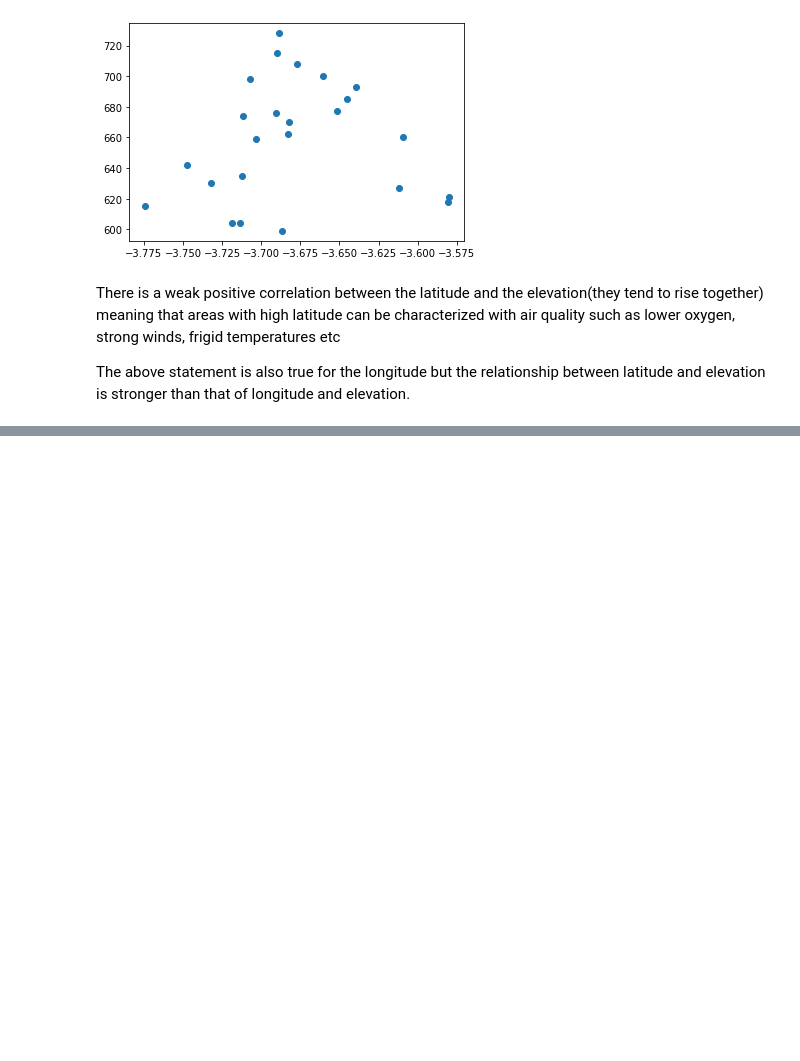
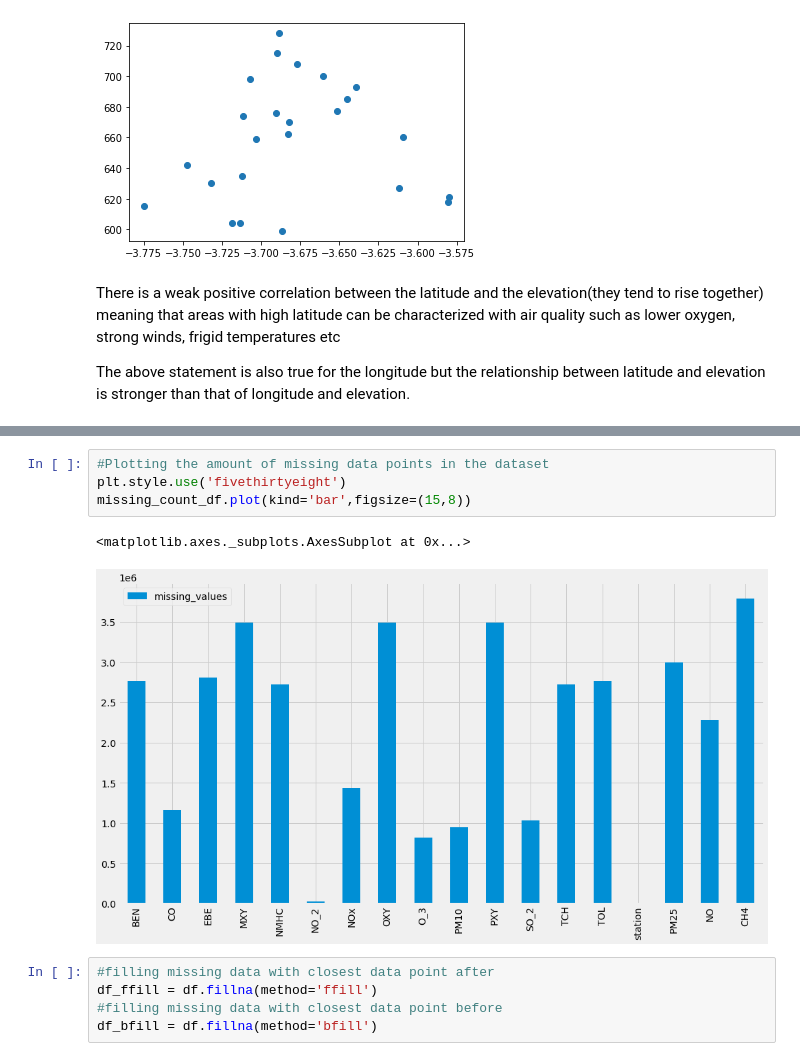
Before and after one commit to lisachukwu/PP22-W607, a Jupyter notebook: W706.ipynb, the cells around one changed output, grey strips where cells are left out. Drawn from its saved outputs; the diff is of its cells as text; blank space fills up the shorter version.

```diff
--- a/W706.ipynb
+++ b/W706.ipynb
@@ -241,0 +208,12 @@ The dataset is made up of 3,808,224 indexes and 10 columns
+# %%
+#Plotting the amount of missing data points in the dataset
+plt.style.use('fivethirtyeight')
+missing_count_df.plot(kind='bar',figsize=(15,8))
+# %% [output]
+<matplotlib.axes._subplots.AxesSubplot at 0x...>
+[figure, added]
+# %%
+#filling missing data with closest data point after
+df_ffill = df.fillna(method='ffill')
+#filling missing data with closest data point before
+df_bfill = df.fillna(method='bfill')
```
Also changed, not shown: parts of 37 cells of this notebook.
